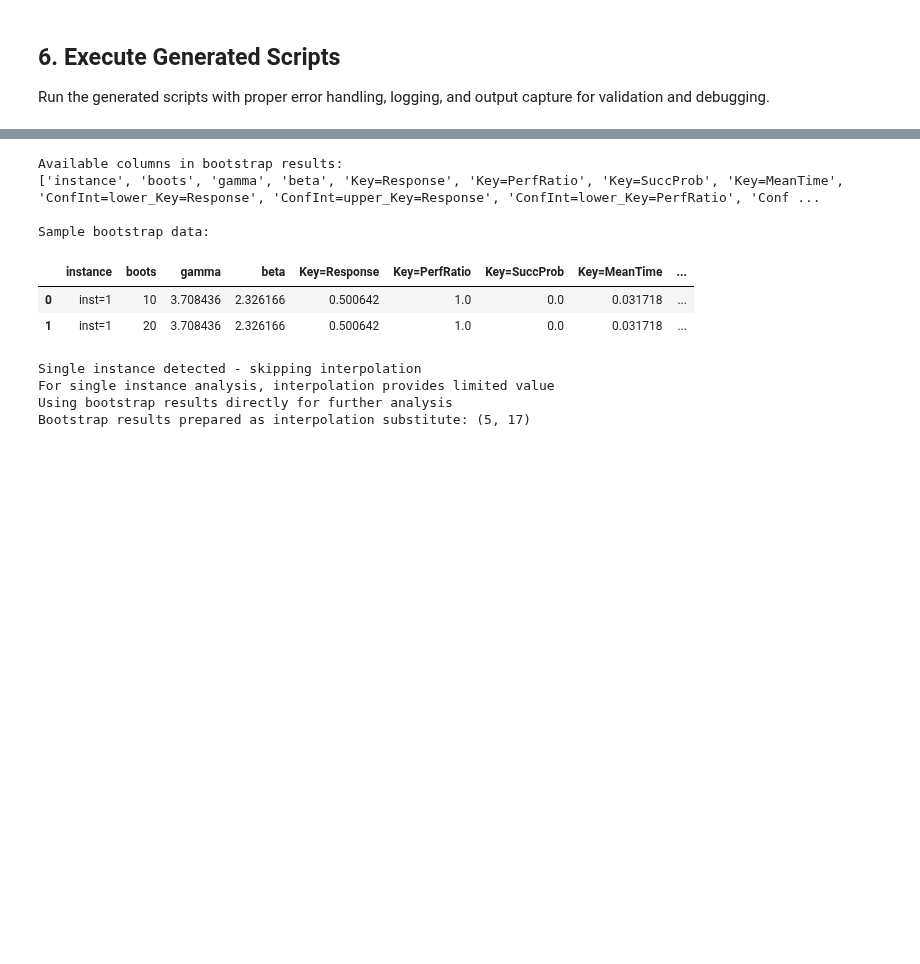
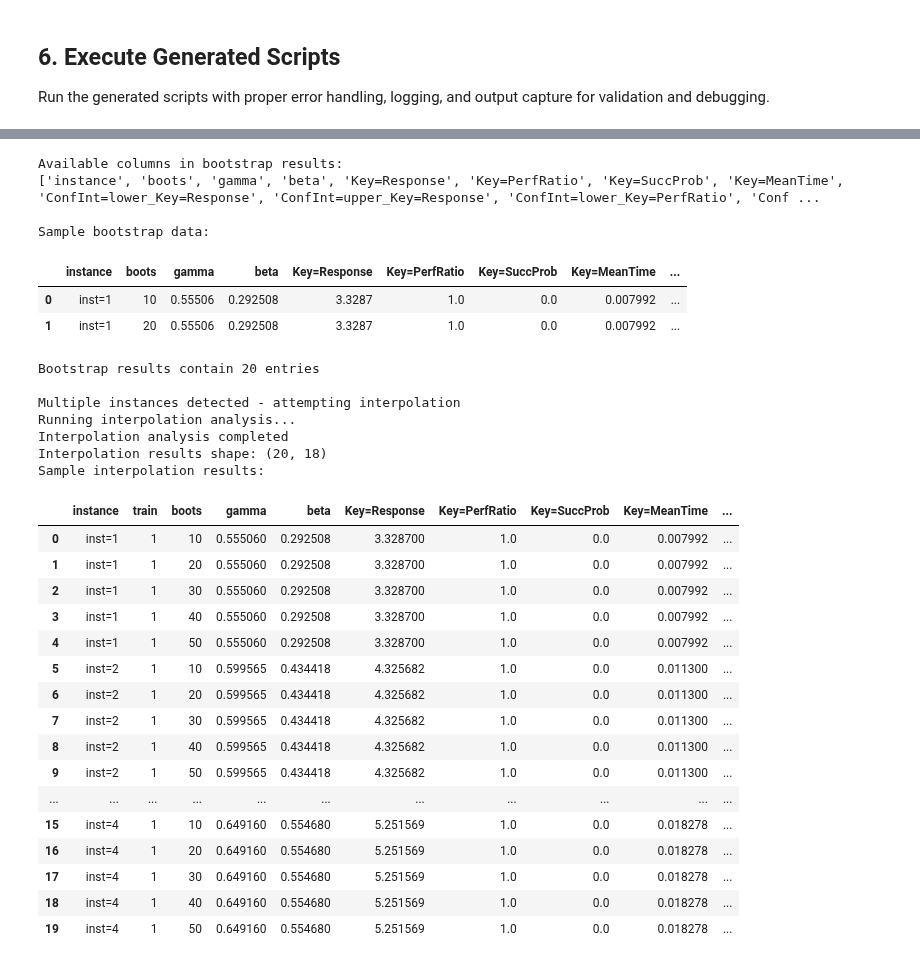
Before and after one commit to bernalde/stochastic-benchmark, a Jupyter notebook: examples/IBM_QAOA/ibm_qaoa_analysis.ipynb, the cells around one changed output, grey strips where cells are left out. Drawn from its saved outputs; the diff is of its cells as text; code cells hidden in the pictures; blank space fills up the shorter version.

```diff
--- a/examples/IBM_QAOA/ibm_qaoa_analysis.ipynb
+++ b/examples/IBM_QAOA/ibm_qaoa_analysis.ipynb
@@ -278,0 +424,12 @@ Data prepared for stochastic benchmark analysis.
+# %%
+### View the raw_data.pkl file for verifying
+directory = os.getcwd()
+print(directory)
+
+data_dir = f"{directory}/exp_raw"
+print(data_dir)
+
+with open(f"{data_dir}/raw_results_inst=1.pkl", 'rb') as f:
+    load_data = pickle.load(f)
+
+print(load_data)
@@ -489,19 +713,27 @@ Sample bootstrap results:
 # %%
 # Check if we have bootstrap results and handle single instance case
-if hasattr(sb, 'bs_results') and sb.bs_results is not None:
+# if hasattr(sb, 'bs_results') and sb.all_bs_results is not None:
+if 'combined_bs_results' in locals() and combined_bs_results is not None:
     print("Available columns in bootstrap results:")
-    print(list(sb.bs_results.columns))
+    print(list(combined_bs_results.columns))
     print("\nSample bootstrap data:")
-    display(sb.bs_results.head(2))
+    display(combined_bs_results.head(2))
+
+    # Ensure DataFrame
+    if isinstance(combined_bs_results, dict):
+        combined_bs_results = pd.DataFrame(combined_bs_results)
+
+    n_rows = len(combined_bs_results)
+    print(f"\nBootstrap results contain {n_rows} entries")
 
     # Check if this is a single instance case
-    if len(sb.bs_results) <= 5:  # Single instance with different bootstrap sizes
+    if n_rows <= 5:  # Single instance with different bootstrap sizes
         print("\nSingle instance detected - skipping interpolation")
         print("For single instance analysis, interpolation provides limited value")
         print("Using bootstrap results directly for further analysis")
 
         # Use bootstrap results as interpolation results
-        sb.interp_results = sb.bs_results.copy()
+        sb.interp_results = combined_bs_results.copy()
 
         # Add resource column for consistency
         if 'resource' not in sb.interp_results.columns:
@@ -515,6 +747,8 @@ if hasattr(sb, 'bs_results') and sb.bs_results is not None:
     else:
         # Multiple instances - attempt proper interpolation
         print("\nMultiple instances detected - attempting interpolation")
+
+        sb.bs_results = combined_bs_results.copy()
 
         # Set up interpolation parameters with manual resource values
         def resource_fcn(df):
@@ -539,41 +773,61 @@ if hasattr(sb, 'bs_results') and sb.bs_results is not None:
                 resource_values=simple_resource_values
             )
 
             print("Running interpolation analysis...")
             sb.run_Interpolate(iParams)
             print("Interpolation analysis completed")
 
             if hasattr(sb, 'interp_results') and sb.interp_results is not None:
                 print(f"Interpolation results shape: {sb.interp_results.shape}")
                 print("Sample interpolation results:")
-                display(sb.interp_results.head(3))
+                display(sb.interp_results)
 
         except Exception as e:
             print(f"Interpolation failed: {e}")
             print("Using bootstrap results as fallback...")
-            sb.interp_results = sb.bs_results.copy()
+            sb.interp_results = combined_bs_results.copy()
 
             # Add resource column
             if 'resource' not in sb.interp_results.columns:
                 if 'Key=MeanTime' in sb.interp_results.columns:
                     sb.interp_results['resource'] = sb.interp_results['Key=MeanTime']
                 else:
                     sb.interp_results['resource'] = np.linspace(0.1, 1.0, len(sb.interp_results))
 
 else:
     print("No bootstrap results available - cannot proceed with interpolation")
 # %% [output]
 Available columns in bootstrap results:
 ['instance', 'boots', 'gamma', 'beta', 'Key=Response', 'Key=PerfRatio', 'Key=SuccProb', 'Key=MeanTime', 'ConfInt=lower_Key=Response', 'ConfInt=upper_Key=Response', 'ConfInt=lower_Key=PerfRatio', 'Conf ...
 
 Sample bootstrap data:
 |  | instance | boots | gamma | beta | Key=Response | Key=PerfRatio | Key=SuccProb | Key=MeanTime | ... |
-| 0 | inst=1 | 10 | 3.708436 | 2.326166 | 0.500642 | 1.0 | 0.0 | 0.031718 | ... |
-| 1 | inst=1 | 20 | 3.708436 | 2.326166 | 0.500642 | 1.0 | 0.0 | 0.031718 | ... |
+| 0 | inst=1 | 10 | 0.55506 | 0.292508 | 3.3287 | 1.0 | 0.0 | 0.007992 | ... |
+| 1 | inst=1 | 20 | 0.55506 | 0.292508 | 3.3287 | 1.0 | 0.0 | 0.007992 | ... |
-Single instance detected - skipping interpolation
-For single instance analysis, interpolation provides limited value
-Using bootstrap results directly for further analysis
-Bootstrap results prepared as interpolation substitute: (5, 17)
+Bootstrap results contain 20 entries
+
+Multiple instances detected - attempting interpolation
+Running interpolation analysis...
+Interpolation analysis completed
+Interpolation results shape: (20, 18)
+Sample interpolation results:
+|  | instance | train | boots | gamma | beta | Key=Response | Key=PerfRatio | Key=SuccProb | Key=MeanTime | ... |
+| 0 | inst=1 | 1 | 10 | 0.555060 | 0.292508 | 3.328700 | 1.0 | 0.0 | 0.007992 | ... |
+| 1 | inst=1 | 1 | 20 | 0.555060 | 0.292508 | 3.328700 | 1.0 | 0.0 | 0.007992 | ... |
+| 2 | inst=1 | 1 | 30 | 0.555060 | 0.292508 | 3.328700 | 1.0 | 0.0 | 0.007992 | ... |
+| 3 | inst=1 | 1 | 40 | 0.555060 | 0.292508 | 3.328700 | 1.0 | 0.0 | 0.007992 | ... |
+| 4 | inst=1 | 1 | 50 | 0.555060 | 0.292508 | 3.328700 | 1.0 | 0.0 | 0.007992 | ... |
+| 5 | inst=2 | 1 | 10 | 0.599565 | 0.434418 | 4.325682 | 1.0 | 0.0 | 0.011300 | ... |
+| 6 | inst=2 | 1 | 20 | 0.599565 | 0.434418 | 4.325682 | 1.0 | 0.0 | 0.011300 | ... |
+| 7 | inst=2 | 1 | 30 | 0.599565 | 0.434418 | 4.325682 | 1.0 | 0.0 | 0.011300 | ... |
+| 8 | inst=2 | 1 | 40 | 0.599565 | 0.434418 | 4.325682 | 1.0 | 0.0 | 0.011300 | ... |
+| 9 | inst=2 | 1 | 50 | 0.599565 | 0.434418 | 4.325682 | 1.0 | 0.0 | 0.011300 | ... |
+| ... | ... | ... | ... | ... | ... | ... | ... | ... | ... | ... |
+| 15 | inst=4 | 1 | 10 | 0.649160 | 0.554680 | 5.251569 | 1.0 | 0.0 | 0.018278 | ... |
+| 16 | inst=4 | 1 | 20 | 0.649160 | 0.554680 | 5.251569 | 1.0 | 0.0 | 0.018278 | ... |
+| 17 | inst=4 | 1 | 30 | 0.649160 | 0.554680 | 5.251569 | 1.0 | 0.0 | 0.018278 | ... |
+| 18 | inst=4 | 1 | 40 | 0.649160 | 0.554680 | 5.251569 | 1.0 | 0.0 | 0.018278 | ... |
+| 19 | inst=4 | 1 | 50 | 0.649160 | 0.554680 | 5.251569 | 1.0 | 0.0 | 0.018278 | ... |
 # %%
 # Check interpolation status and provide alternative if needed
 print("\n=== Checking Analysis Status ===")
```
Also changed, not shown: parts of 13 cells of this notebook, 11 other files.
